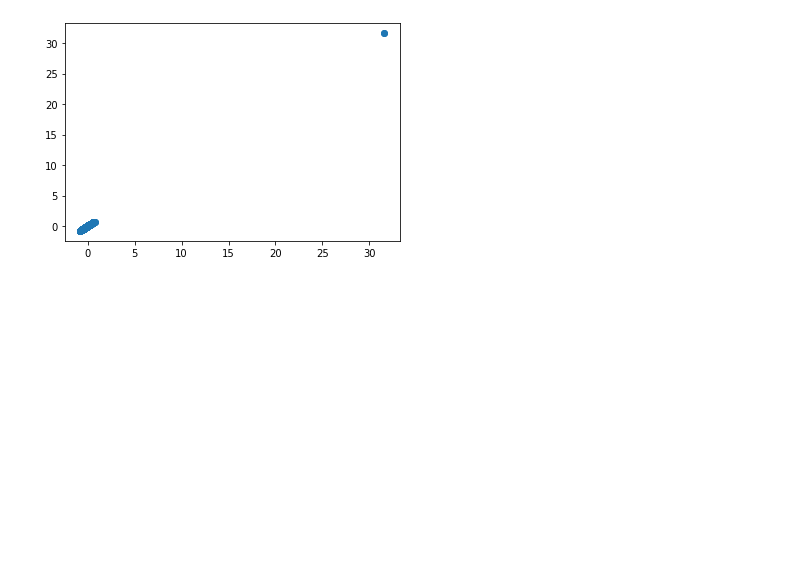
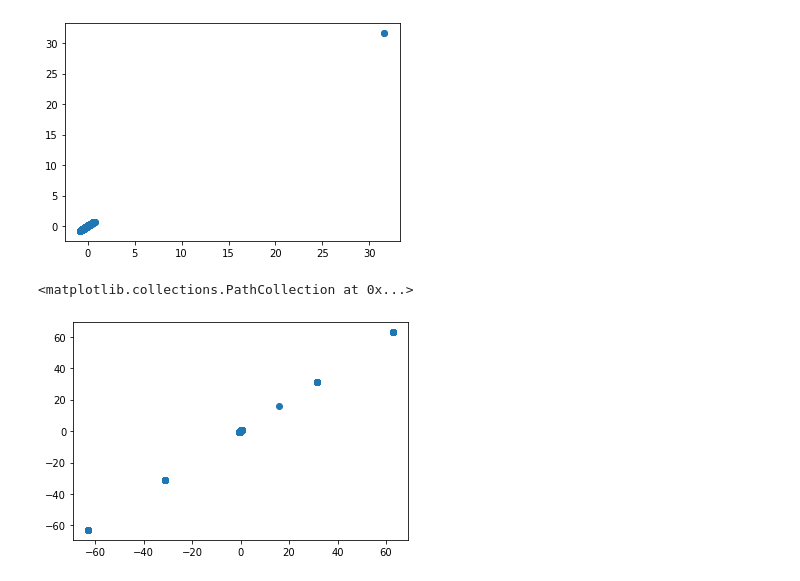
Before and after one commit to liangyy/process-geuvadis-mixqtl, a Jupyter notebook: test_run/test_r_mixqtl.ipynb, the cells around one changed output. Cells and saved outputs as stored; diff of their text form; code cells hidden in the pictures; blank space fills up the shorter version.

```diff
--- a/test_run/test_r_mixqtl.ipynb
+++ b/test_run/test_r_mixqtl.ipynb
@@ -571,3 +571,8 @@ plt.scatter((df_['beta_trc_r']), (df_['beta_trc_py']))
 # %% [output]
 <matplotlib.collections.PathCollection at 0x...>
 [figure]
+# %%
+plt.scatter((df_['beta_asc_r']), (df_['beta_asc_py']))
+# %% [output]
+<matplotlib.collections.PathCollection at 0x...>
+[figure, added]
```
Also changed, not shown: parts of 3 cells of this notebook.
